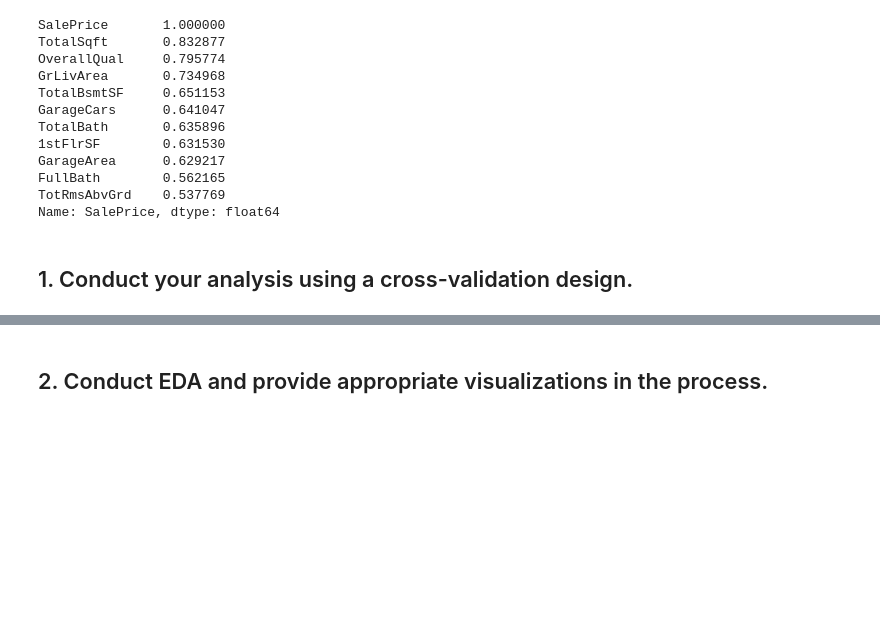
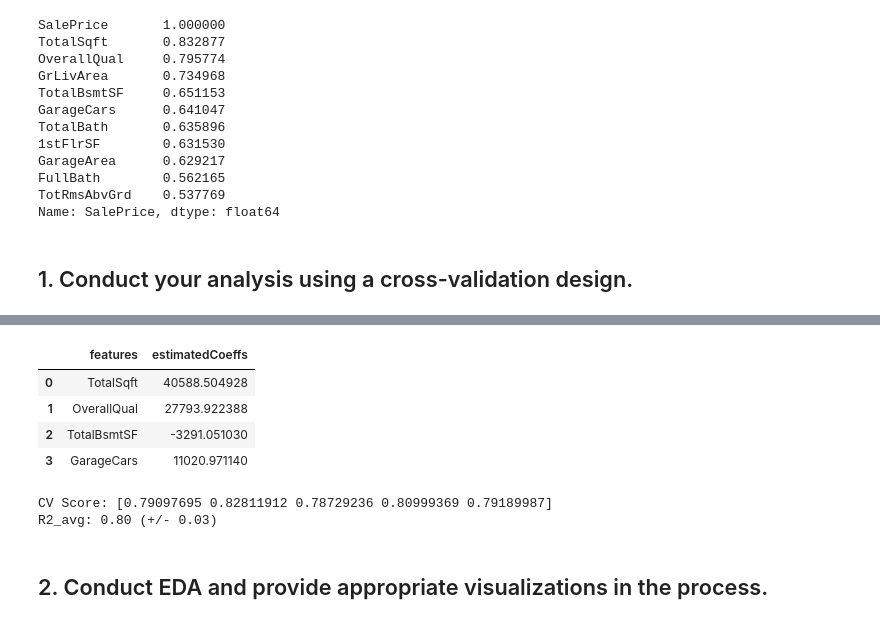
Before and after one commit to DrakeData/House_Price_EDA, a Jupyter notebook: MSDS422_Assignment2.ipynb, the cells around one changed output, grey strips where cells are left out. Cells and saved outputs as stored; diff of their text form; code cells hidden in the pictures; blank space fills up the shorter version.

```diff
--- a/MSDS422_Assignment2.ipynb
+++ b/MSDS422_Assignment2.ipynb
@@ -81,3 +97,20 @@ CV Score mean: 0.7961781786379349
+# %%
+pd.DataFrame( list(zip(x.columns, lin_reg.coef_)),
+            columns=['features', 'estimatedCoeffs'])
+# %% [output]
+|  | features | estimatedCoeffs |
+| 0 | TotalSqft | 40588.504928 |
+| 1 | OverallQual | 27793.922388 |
+| 2 | TotalBsmtSF | -3291.051030 |
+| 3 | GarageCars | 11020.971140 |
+# %%
+score = cross_val_score(lin_reg, xs, y_train, cv=5)
+
+print(f'CV Score: {score}')
+print('R2_avg: %0.2f (+/- %0.2f)'%(score.mean(), score.std() * 2))
+# %% [output]
+CV Score: [0.79097695 0.82811912 0.78729236 0.80999369 0.79189987]
+R2_avg: 0.80 (+/- 0.03)
 # %% [markdown]
 ## 2. Conduct EDA and provide appropriate visualizations in the process.
 # %% [markdown]
```
Also changed, not shown: parts of 18 cells of this notebook.
